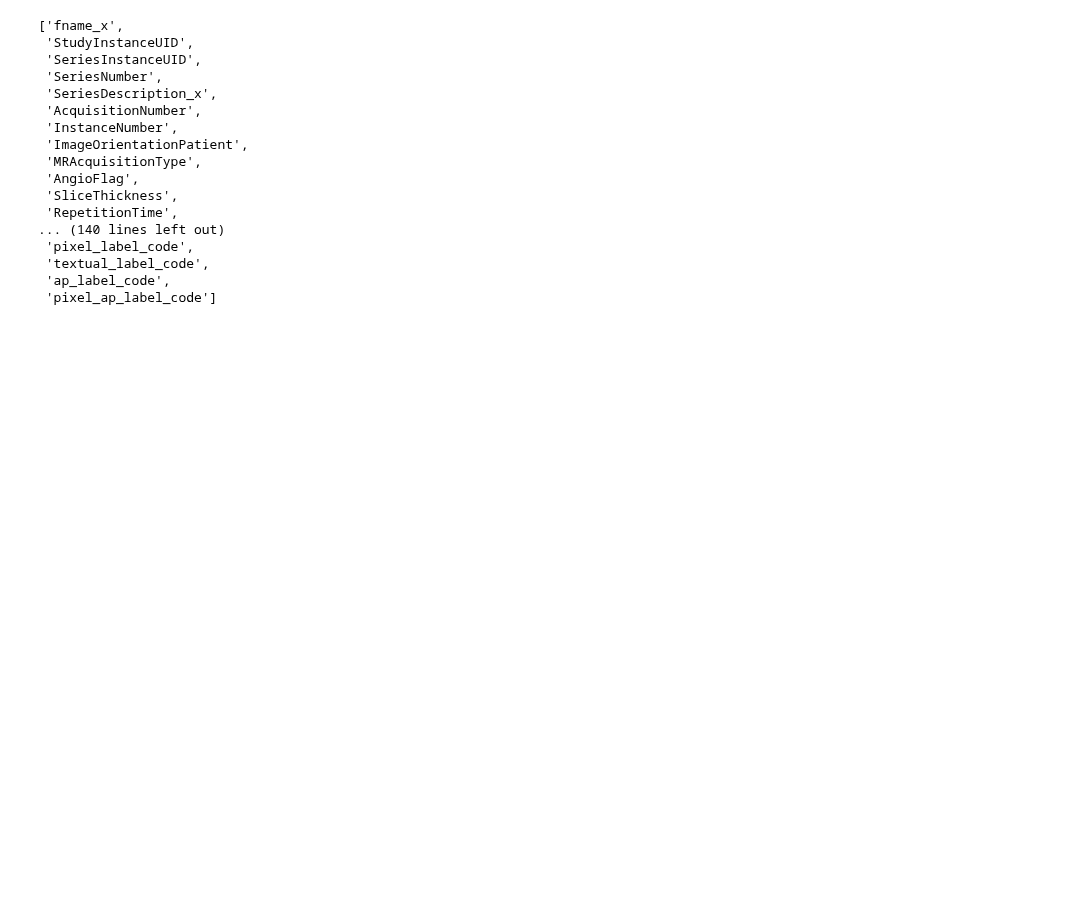
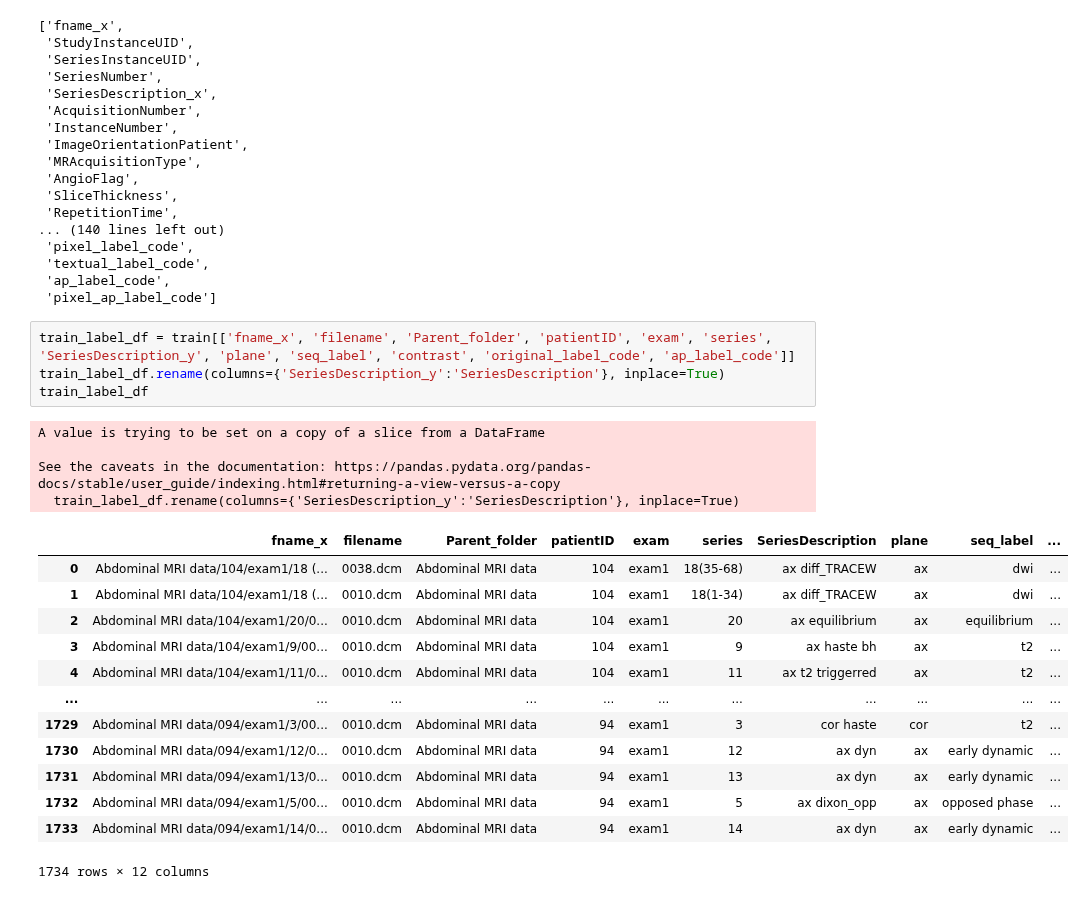
Before and after one commit to mille055/stanford_project, a Jupyter notebook: notebooks/AIPI540_IP_fusion_classifier.ipynb, the cells around one changed output. Drawn from its saved outputs; the diff is of its cells as text; blank space fills up the shorter version.

```diff
--- a/notebooks/AIPI540_IP_fusion_classifier.ipynb
+++ b/notebooks/AIPI540_IP_fusion_classifier.ipynb
@@ -110,3 +105,25 @@ train.columns.tolist()
  'textual_label_code',
  'ap_label_code',
  'pixel_ap_label_code']
+# %%
+train_label_df = train[['fname_x', 'filename', 'Parent_folder', 'patientID', 'exam', 'series', 'SeriesDescription_y', 'plane', 'seq_label', 'contrast', 'original_label_code', 'ap_label_code']]
+train_label_df.rename(columns={'SeriesDescription_y':'SeriesDescription'}, inplace=True)
+train_label_df
+# %% [output]
+A value is trying to be set on a copy of a slice from a DataFrame
+
+See the caveats in the documentation: https://pandas.pydata.org/pandas-docs/stable/user_guide/indexing.html#returning-a-view-versus-a-copy
+  train_label_df.rename(columns={'SeriesDescription_y':'SeriesDescription'}, inplace=True)
+|  | fname_x | filename | Parent_folder | patientID | exam | series | SeriesDescription | plane | seq_label | ... |
+| 0 | Abdominal MRI data/104/exam1/18 (... | 0038.dcm | Abdominal MRI data | 104 | exam1 | 18(35-68) | ax diff_TRACEW | ax | dwi | ... |
+| 1 | Abdominal MRI data/104/exam1/18 (... | 0010.dcm | Abdominal MRI data | 104 | exam1 | 18(1-34) | ax diff_TRACEW | ax | dwi | ... |
+| 2 | Abdominal MRI data/104/exam1/20/0... | 0010.dcm | Abdominal MRI data | 104 | exam1 | 20 | ax equilibrium | ax | equilibrium | ... |
+| 3 | Abdominal MRI data/104/exam1/9/00... | 0010.dcm | Abdominal MRI data | 104 | exam1 | 9 | ax haste bh | ax | t2 | ... |
+| 4 | Abdominal MRI data/104/exam1/11/0... | 0010.dcm | Abdominal MRI data | 104 | exam1 | 11 | ax t2 triggerred | ax | t2 | ... |
+| ... | ... | ... | ... | ... | ... | ... | ... | ... | ... | ... |
+| 1729 | Abdominal MRI data/094/exam1/3/00... | 0010.dcm | Abdominal MRI data | 94 | exam1 | 3 | cor haste | cor | t2 | ... |
+| 1730 | Abdominal MRI data/094/exam1/12/0... | 0010.dcm | Abdominal MRI data | 94 | exam1 | 12 | ax dyn | ax | early dynamic | ... |
+| 1731 | Abdominal MRI data/094/exam1/13/0... | 0010.dcm | Abdominal MRI data | 94 | exam1 | 13 | ax dyn | ax | early dynamic | ... |
+| 1732 | Abdominal MRI data/094/exam1/5/00... | 0010.dcm | Abdominal MRI data | 94 | exam1 | 5 | ax dixon_opp | ax | opposed phase | ... |
+| 1733 | Abdominal MRI data/094/exam1/14/0... | 0010.dcm | Abdominal MRI data | 94 | exam1 | 14 | ax dyn | ax | early dynamic | ... |
+1734 rows × 12 columns
```
Also changed, not shown: parts of 9 cells of this notebook.
